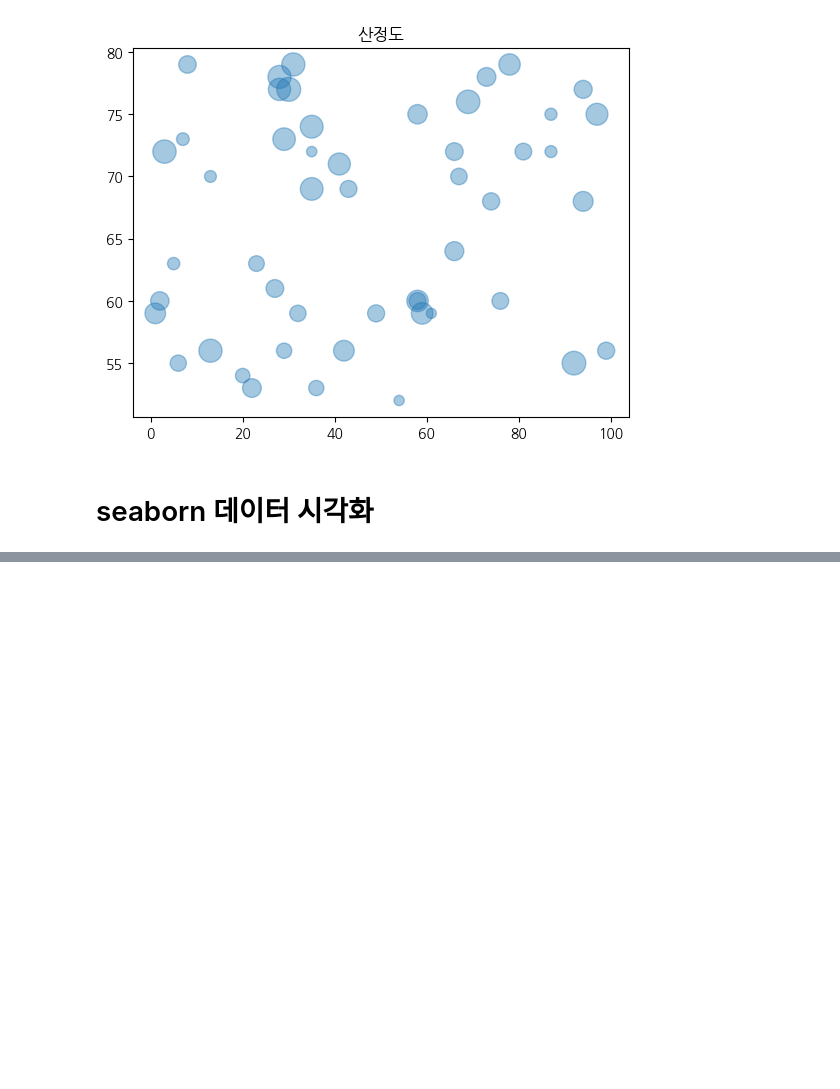
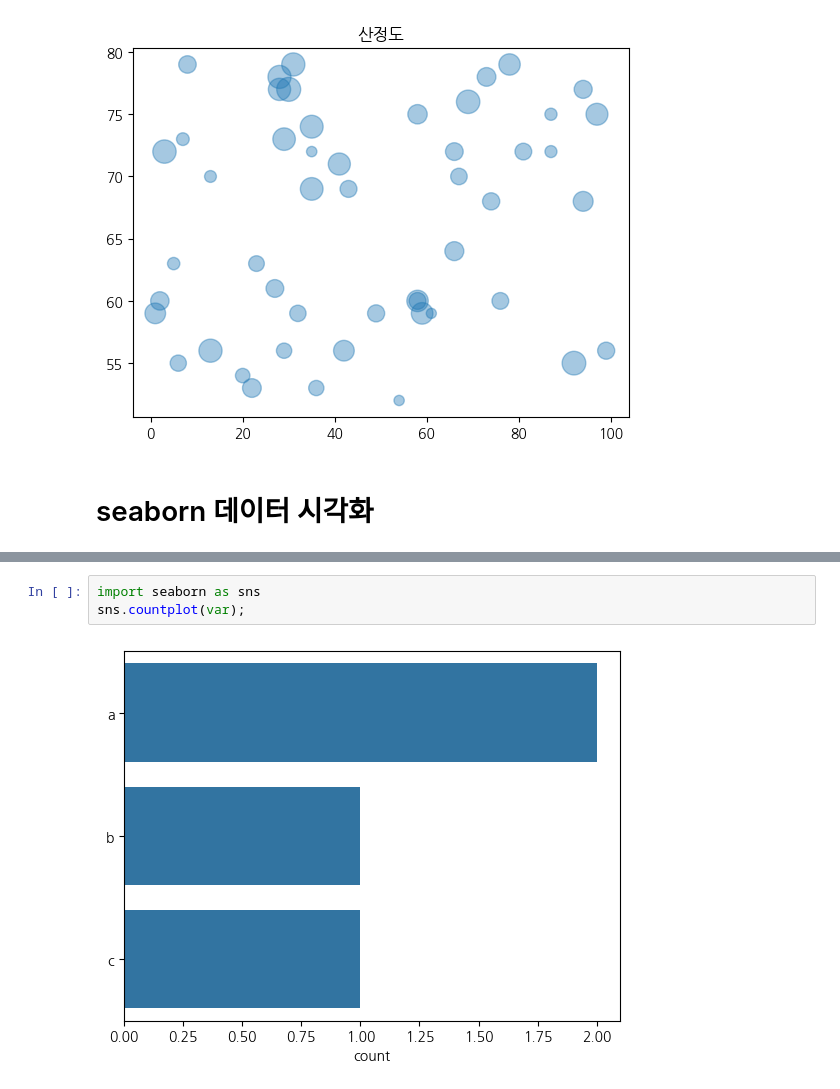
Before and after one commit to martinkim1/2024-1-my-BDA, a Jupyter notebook: inclass/01w_0312_tue_BigData_basic.ipynb, the cells around one changed output, grey strips where cells are left out. Saved outputs shown, nothing was run; the diff lists cells and outputs as text; blank space fills up the shorter version.

```diff
--- a/inclass/01w_0312_tue_BigData_basic.ipynb
+++ b/inclass/01w_0312_tue_BigData_basic.ipynb
@@ -86,0 +89,5 @@ var
+# %%
+import seaborn as sns
+sns.countplot(var);
+# %% [output]
+[figure, added]
```
Also changed, not shown: parts of 6 cells of this notebook.
